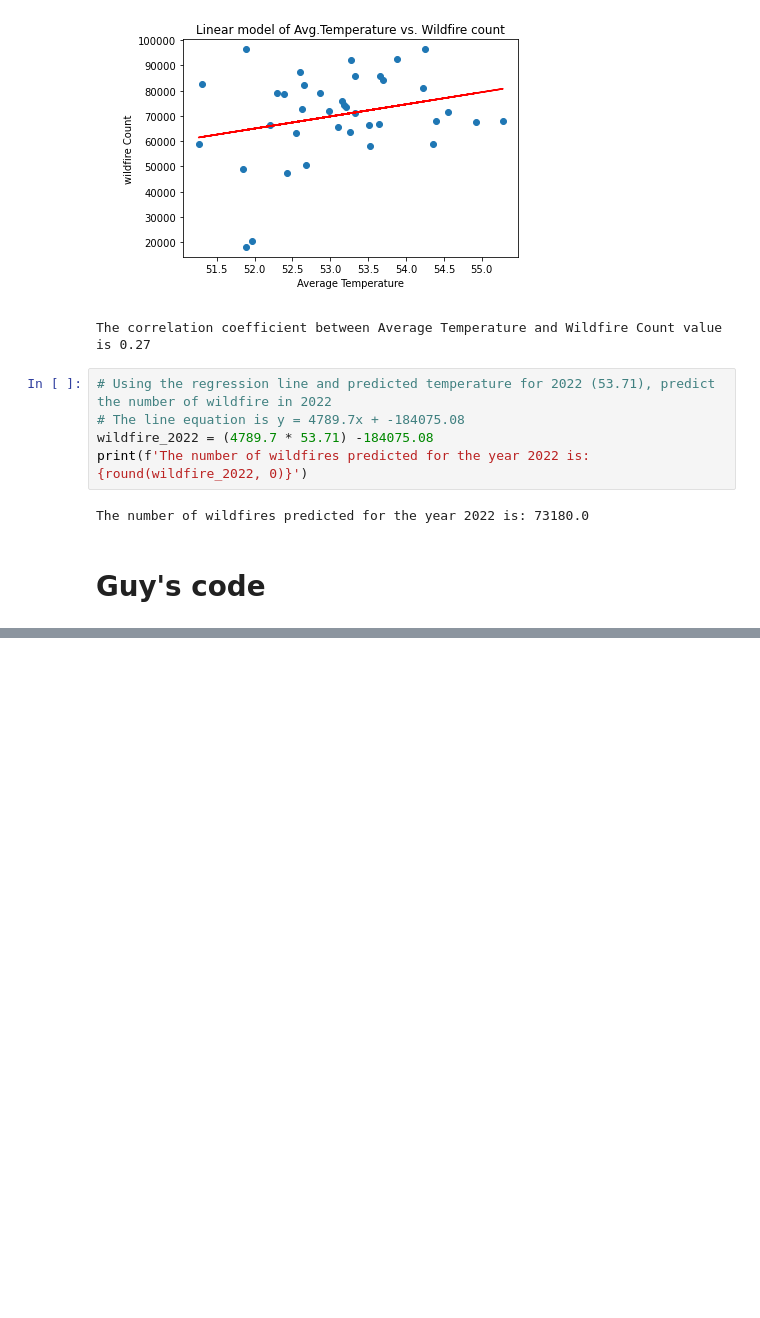
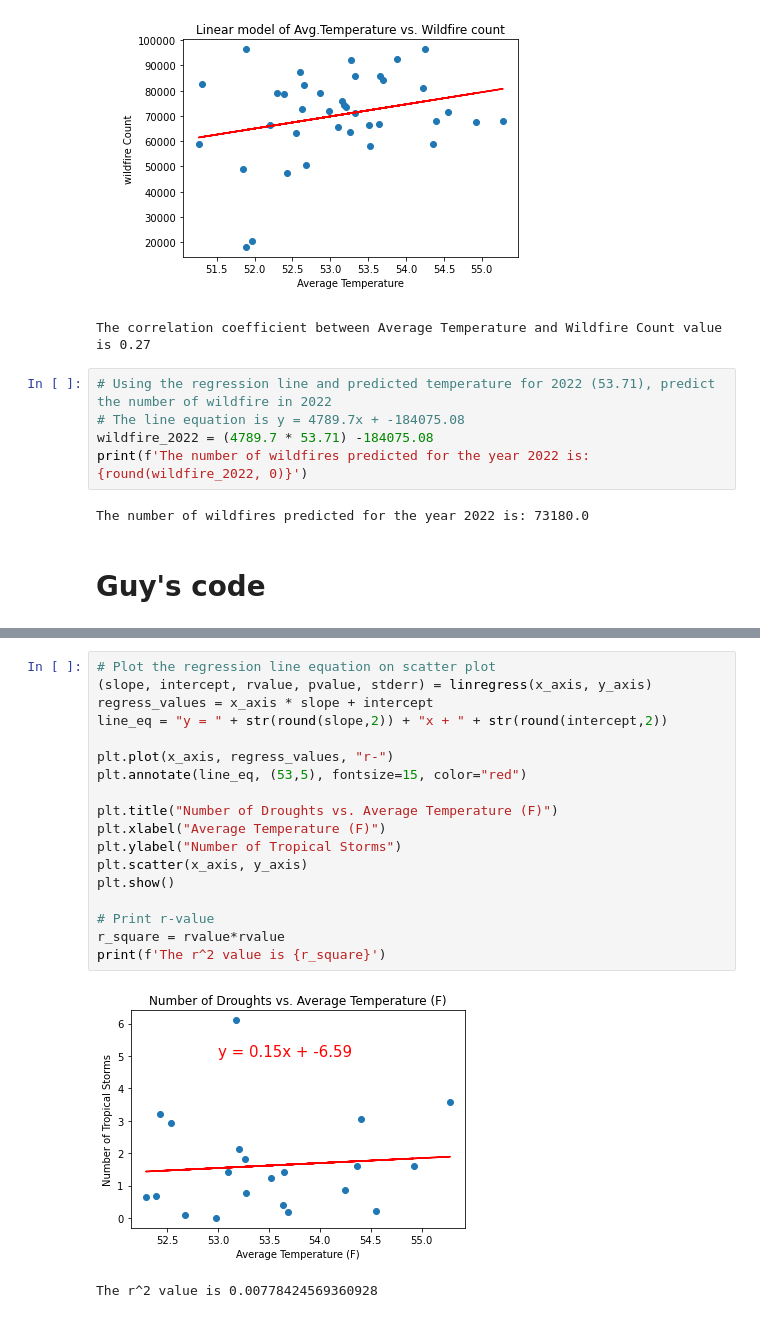
Before and after one commit to SaradhaRam/Climatechange-Extreme-Weather-Analysis, a Jupyter notebook: Final_Combined_Notebook.ipynb, the cells around one changed output, grey strips where cells are left out. Drawn from its saved outputs; the diff is of its cells as text; blank space fills up the shorter version.

```diff
--- a/Final_Combined_Notebook.ipynb
+++ b/Final_Combined_Notebook.ipynb
@@ -460,0 +582,21 @@ The number of wildfires predicted for the year 2022 is: 73180.0
+# %%
+# Plot the regression line equation on scatter plot
+(slope, intercept, rvalue, pvalue, stderr) = linregress(x_axis, y_axis)
+regress_values = x_axis * slope + intercept
+line_eq = "y = " + str(round(slope,2)) + "x + " + str(round(intercept,2))
+
+plt.plot(x_axis, regress_values, "r-")
+plt.annotate(line_eq, (53,5), fontsize=15, color="red")
+
+plt.title("Number of Droughts vs. Average Temperature (F)")
+plt.xlabel("Average Temperature (F)")
+plt.ylabel("Number of Tropical Storms")
+plt.scatter(x_axis, y_axis)
+plt.show()
+
+# Print r-value
+r_square = rvalue*rvalue
+print(f'The r^2 value is {r_square}')
+# %% [output]
+[figure, added]
+The r^2 value is 0.00778424569360928
```
Also changed, not shown: parts of 9 cells of this notebook, 3 other files.
